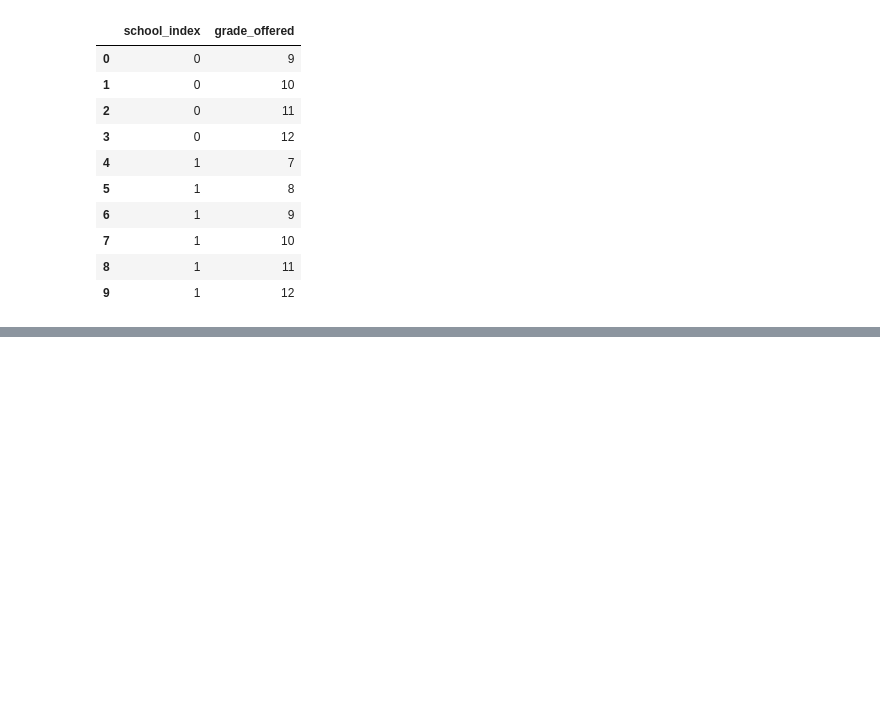
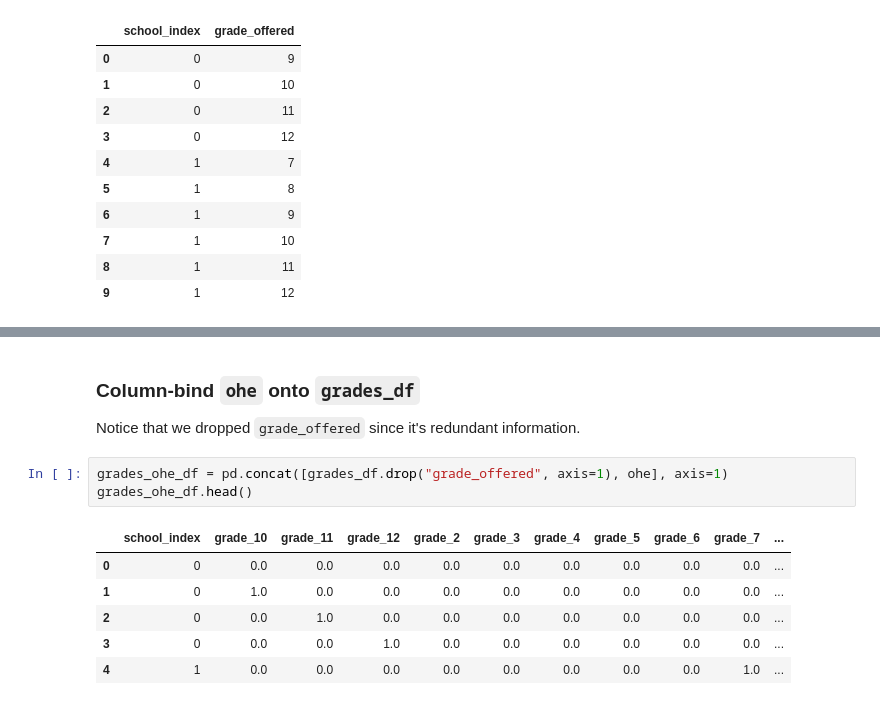
Before and after one commit to cenuno/classification, a Jupyter notebook: separate_rows/separate_rows.ipynb, the cells around one changed output, grey strips where cells are left out. Saved outputs shown, nothing was run; the diff lists cells and outputs as text; blank space fills up the shorter version.

```diff
--- a/separate_rows/separate_rows.ipynb
+++ b/separate_rows/separate_rows.ipynb
@@ -112,0 +145,14 @@ grades_df.head(10)
+# %% [markdown]
+### Column-bind `ohe` onto `grades_df`
+
+Notice that we dropped `grade_offered` since it's redundant information.
+# %%
+grades_ohe_df = pd.concat([grades_df.drop("grade_offered", axis=1), ohe], axis=1)
+grades_ohe_df.head()
+# %% [output]
+|  | school_index | grade_10 | grade_11 | grade_12 | grade_2 | grade_3 | grade_4 | grade_5 | grade_6 | grade_7 | ... |
+| 0 | 0 | 0.0 | 0.0 | 0.0 | 0.0 | 0.0 | 0.0 | 0.0 | 0.0 | 0.0 | ... |
+| 1 | 0 | 1.0 | 0.0 | 0.0 | 0.0 | 0.0 | 0.0 | 0.0 | 0.0 | 0.0 | ... |
+| 2 | 0 | 0.0 | 1.0 | 0.0 | 0.0 | 0.0 | 0.0 | 0.0 | 0.0 | 0.0 | ... |
+| 3 | 0 | 0.0 | 0.0 | 1.0 | 0.0 | 0.0 | 0.0 | 0.0 | 0.0 | 0.0 | ... |
+| 4 | 1 | 0.0 | 0.0 | 0.0 | 0.0 | 0.0 | 0.0 | 0.0 | 0.0 | 1.0 | ... |
```
Also changed, not shown: parts of 12 cells of this notebook, 1 other file.
